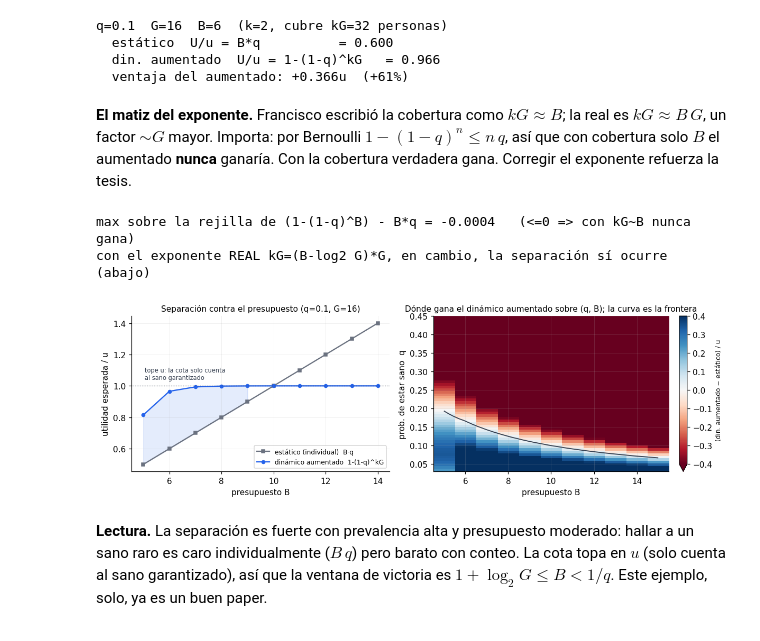
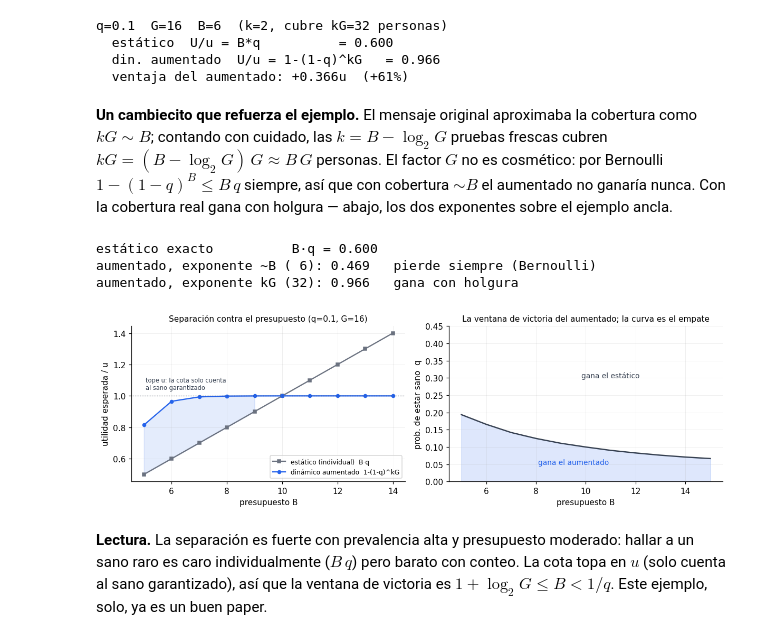
Before and after one commit to Vladi-roSP/pooled-testing-dynamic, a Jupyter notebook: augmented/notebooks/19_avances_post_sesion.ipynb, the cells around one changed output. Drawn from its saved outputs; the diff is of its cells as text; code cells hidden in the pictures.

```diff
--- a/augmented/notebooks/19_avances_post_sesion.ipynb
+++ b/augmented/notebooks/19_avances_post_sesion.ipynb
@@ -79,65 +79,66 @@ q=0.1  G=16  B=6  (k=2, cubre kG=32 personas)
   din. aumentado  U/u = 1-(1-q)^kG   = 0.966
   ventaja del aumentado: +0.366u  (+61%)
 # %% [markdown]
-**El matiz del exponente.** Francisco escribió la cobertura como
-$kG\approx B$; la real es $kG\approx B\,G$, un factor $\sim G$ mayor. Importa:
-por Bernoulli $1-(1-q)^{n}\le n\,q$, así que con cobertura solo $B$ el aumentado
-**nunca** ganaría. Con la cobertura verdadera gana. Corregir el exponente
-refuerza la tesis.
+**Un cambiecito que refuerza el ejemplo.** El mensaje original aproximaba
+la cobertura como $kG \sim B$; contando con cuidado, las $k = B-\log_2 G$
+pruebas frescas cubren $kG = (B-\log_2 G)\,G \approx B\,G$ personas. El factor
+$G$ no es cosmético: por Bernoulli $1-(1-q)^{B}\le B\,q$ siempre, así que con
+cobertura $\sim B$ el aumentado no ganaría nunca. Con la cobertura real gana con
+holgura — abajo, los dos exponentes sobre el ejemplo ancla.
-# %%
-# Bernoulli: con exponente B el aumentado jamás ganaría (1-(1-q)^B <= B*q)
-qs = np.linspace(0.02, 0.48, 25); Bs = np.arange(2, 15)
-peor = max(float((1-(1-q)**b) - b*q) for q in qs for b in Bs)
-print(f'max sobre la rejilla de (1-(1-q)^B) - B*q = {peor:.4f}   (<=0 => con kG~B nunca gana)')
-print('con el exponente REAL kG=(B-log2 G)*G, en cambio, la separación sí ocurre (abajo)')
-# %% [output]
-max sobre la rejilla de (1-(1-q)^B) - B*q = -0.0004   (<=0 => con kG~B nunca gana)
-con el exponente REAL kG=(B-log2 G)*G, en cambio, la separación sí ocurre (abajo)
+# %%
+# los dos exponentes sobre el ejemplo ancla (q=0.1, G=16, B=6)
+con_B = 1 - (1 - q) ** B          # cobertura ~B (la aproximación del mensaje)
+# autoverificación (Bernoulli): con cobertura ~B nunca se le gana al estático
+assert all(1 - (1 - qq) ** b <= b * qq + 1e-12
+           for qq in np.linspace(0.02, 0.48, 25) for b in range(2, 15))
+print(f'estático exacto          B·q = {est:.3f}')
+print(f'aumentado, exponente ~B ({B:>2}): {con_B:.3f}   pierde siempre (Bernoulli)')
+print(f'aumentado, exponente kG ({kG}): {din:.3f}   gana con holgura')
+# %% [output]
+estático exacto          B·q = 0.600
+aumentado, exponente ~B ( 6): 0.469   pierde siempre (Bernoulli)
+aumentado, exponente kG (32): 0.966   gana con holgura
 # %%
 # figura: estático vs dinámico aumentado contra el presupuesto B (q=0.1, G=16)
 q, G = 0.1, 16
 Bs = list(range(1 + round(math.log2(G)), 15))
 est = [util_estatico(b, q) for b in Bs]
 din = [util_dinamico(b, G, q)[0] for b in Bs]
 
 fig, (ax1, ax2) = plt.subplots(1, 2, figsize=(11, 3.6))
 
 ax1.plot(Bs, est, marker='s', ms=4, color=GRIS, label='estático (individual)  B·q')
 ax1.plot(Bs, din, marker='o', ms=4, color=AZUL, label='dinámico aumentado  1-(1-q)^kG')
 ax1.fill_between(Bs, est, din, where=[d > e for e, d in zip(est, din)],
                  color=AZUL, alpha=0.12)
 ax1.axhline(1.0, color=TINTA, ls=':', lw=0.8)
 ax1.annotate('tope u: la cota solo cuenta\nal sano garantizado',
              (Bs[0], 1.0), textcoords='offset points', xytext=(2, 6),
              ha='left', va='bottom', fontsize=7.5, color=TINTA)
 ax1.set_xlabel('presupuesto B'); ax1.set_ylabel('utilidad esperada / u')
 ax1.set_title(f'Separación contra el presupuesto (q={q}, G={G})', fontsize=10)
 ax1.legend(fontsize=8, loc='lower right')
 
-# heatmap: región donde gana el dinámico, sobre (q, B) para G=16.
-# La escala se recorta a +-0.4 (la magnitud de las victorias) para que la
-# región de victoria no la aplasten las derrotas grandes de q alto; la
-# frontera din=est se marca con una curva de nivel.
-qs = np.linspace(0.03, 0.45, 60); Bgrid = np.arange(1 + round(math.log2(G)), 16)
-adv = np.full((len(qs), len(Bgrid)), np.nan)
-for i, qq in enumerate(qs):
-    for j, bb in enumerate(Bgrid):
-        d, _ = util_dinamico(int(bb), G, qq)
-        if d is not None:
-            adv[i, j] = d - util_estatico(int(bb), qq)
-im = ax2.imshow(adv, origin='lower', aspect='auto', cmap='RdBu',
-                vmin=-0.4, vmax=0.4,
-                extent=[Bgrid[0]-.5, Bgrid[-1]+.5, qs[0], qs[-1]])
-BB, QQ = np.meshgrid(Bgrid, qs)
-ax2.contour(BB, QQ, adv, levels=[0.0], colors=[TINTA], linewidths=1.2)
+# derecha: la ventana de victoria. Para cada B, el empate q*(B) donde
+# B·q = 1-(1-q)^kG; abajo de la curva gana el aumentado.
+qs = np.linspace(0.02, 0.45, 400)
+Bgrid = np.arange(1 + round(math.log2(G)), 16)
+q_star = []
+for bb in Bgrid:
+    gana = np.array([util_dinamico(int(bb), G, float(qq))[0] > bb * qq
+                     for qq in qs])
+    q_star.append(float(qs[gana].max()) if gana.any() else np.nan)
+ax2.plot(Bgrid, q_star, color=TINTA, lw=1.6)
+ax2.fill_between(Bgrid, 0, q_star, color=AZUL, alpha=0.15)
+ax2.text(9.5, 0.05, 'gana el aumentado', fontsize=9, color=AZUL, ha='center')
+ax2.text(11, 0.30, 'gana el estático', fontsize=9, color=TINTA, ha='center')
 ax2.set_xlabel('presupuesto B'); ax2.set_ylabel('prob. de estar sano  q')
-ax2.set_title('Dónde gana el dinámico aumentado sobre (q, B); la curva es la frontera',
+ax2.set_ylim(0, 0.45)
+ax2.set_title('La ventana de victoria del aumentado; la curva es el empate',
               fontsize=10)
-cb = fig.colorbar(im, ax=ax2, fraction=0.046, pad=0.04, extend='min')
-cb.set_label('(din. aumentado − estático) / u', fontsize=8)
 fig.tight_layout(); plt.show()
 # %% [output]
-[figure, old version]
+[figure, new version]
 # %% [markdown]
 **Lectura.** La separación es fuerte con prevalencia alta y presupuesto
 moderado: hallar a un sano raro es caro individualmente ($B\,q$) pero barato con
```
Also changed, not shown: parts of 2 cells of this notebook, 1 other file.
